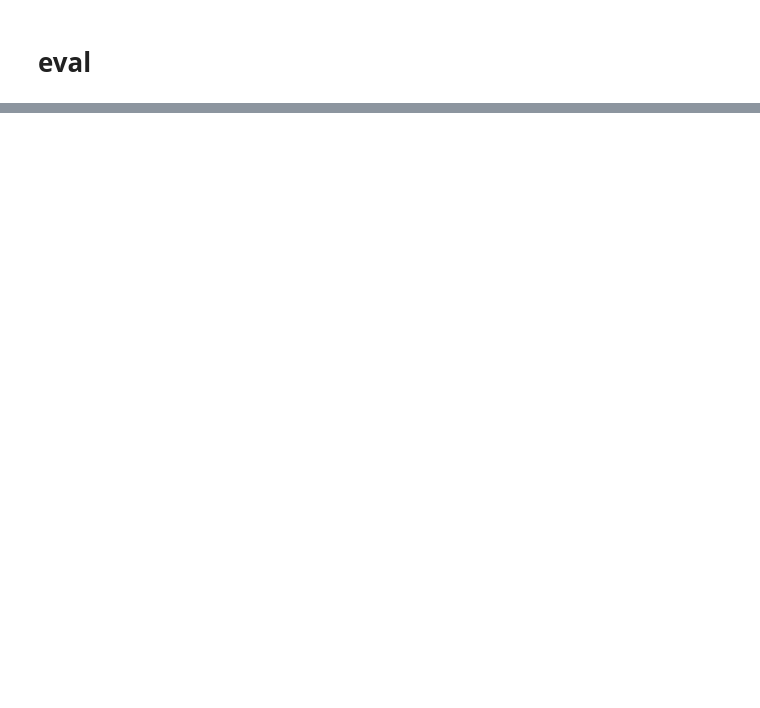
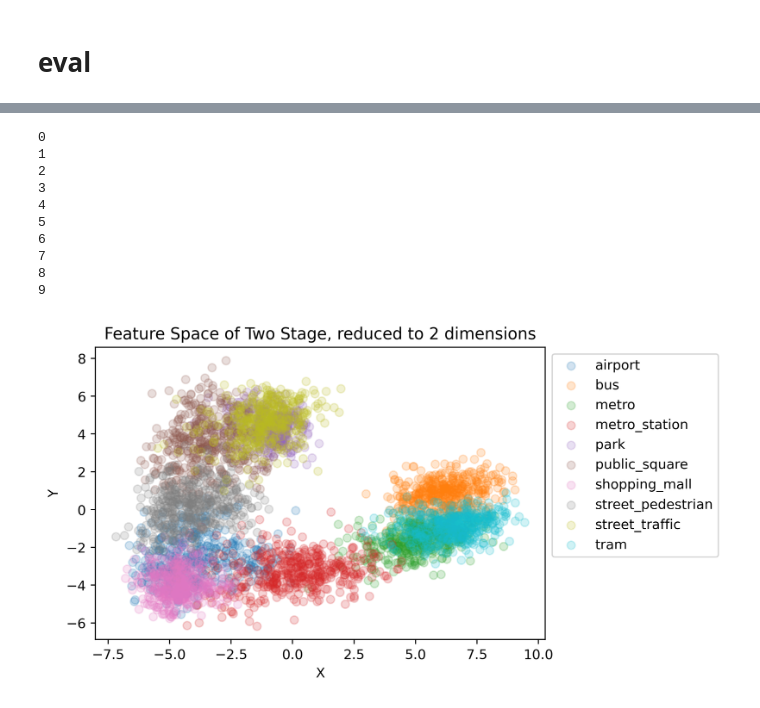
Before and after one commit to Jamesetay1/acoustic_scene_classification, a Jupyter notebook: RFR-CNN-2020/eval_pretrained.ipynb, the cells around one changed output, grey strips where cells are left out. Drawn from its saved outputs; the diff is of its cells as text; code cells hidden in the pictures; blank space fills up the shorter version.

```diff
--- a/RFR-CNN-2020/eval_pretrained.ipynb
+++ b/RFR-CNN-2020/eval_pretrained.ipynb
@@ -213,0 +472,13 @@ matching tensor(8640) out of  8640
+# %%
+from sklearn.decomposition import PCA
+
+# Use probs to create
+intermediate_output = probs
+y_val = y_val_labels
+
+pca2 = PCA(2)
+pca2.fit(intermediate_output)
+embeddings2 = pca2.transform(intermediate_output)
+print(embeddings2)
+
+print(y_val)
@@ -213,0 +494,45 @@ matching tensor(8640) out of  8640
+# %%
+import matplotlib.patches as mpatches
+import numpy as np
+import matplotlib.pyplot as plt
+from matplotlib import cm
+
+data = embeddings2
+ids = y_val
+
+color_list = ["tab:blue", "tab:orange", "tab:green", "tab:red", "tab:purple", "tab:brown", "tab:pink", "tab:gray", "tab:olive", "tab:cyan"]
+
+plt.figure(dpi=400)
+#plt.figure(figsize=(60,18))
+
+for i in range(10):
+    class_data = embeddings2[ids == i]
+    plt.scatter(class_data[:, 0], class_data[:, 1], color=color_list[i], alpha=0.2, label=ClassNames[i])
+
+# Add labels and title
+plt.xlabel('X')
+plt.ylabel('Y')
+plt.title('Feature Space of Two Stage, reduced to 2 dimensions')
+
+# Create custom legend handler to make legend elements fully opaque
+def custom_legend_handler(legend, orig_handle, color):
+    new_handle = mpatches.Patch(facecolor=color, edgecolor='none', alpha=1)
+    return new_handle
+
+# Add legend with custom handler
+plt.legend(handler_map={plt.scatter: custom_legend_handler},loc='upper right', bbox_to_anchor=(1.4, 1))
+
+# Show the plot
+plt.show()
+# %% [output]
+0
+1
+2
+3
+4
+5
+6
+7
+8
+9
+[figure, added]
```
Also changed, not shown: parts of 25 cells of this notebook, 7 other files.
